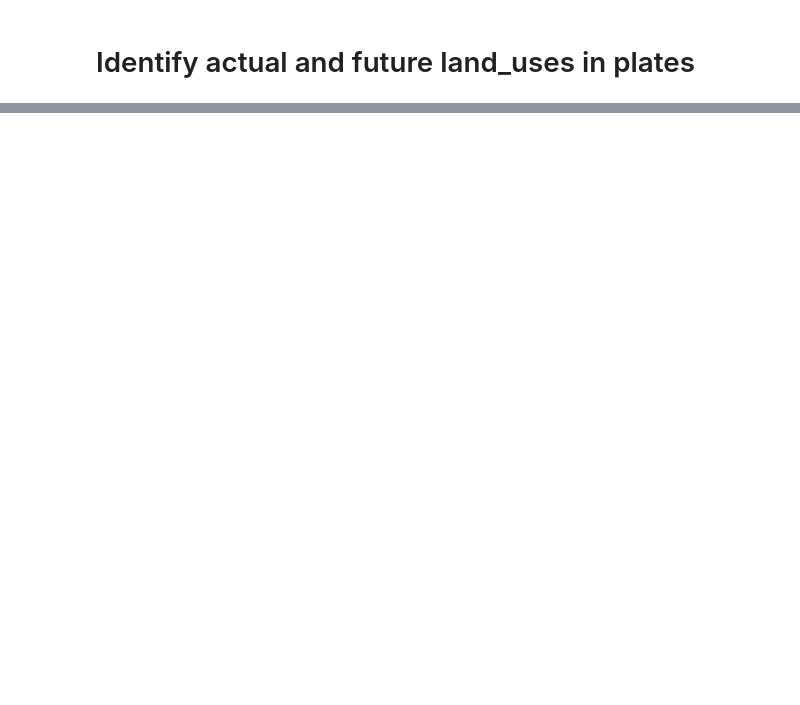
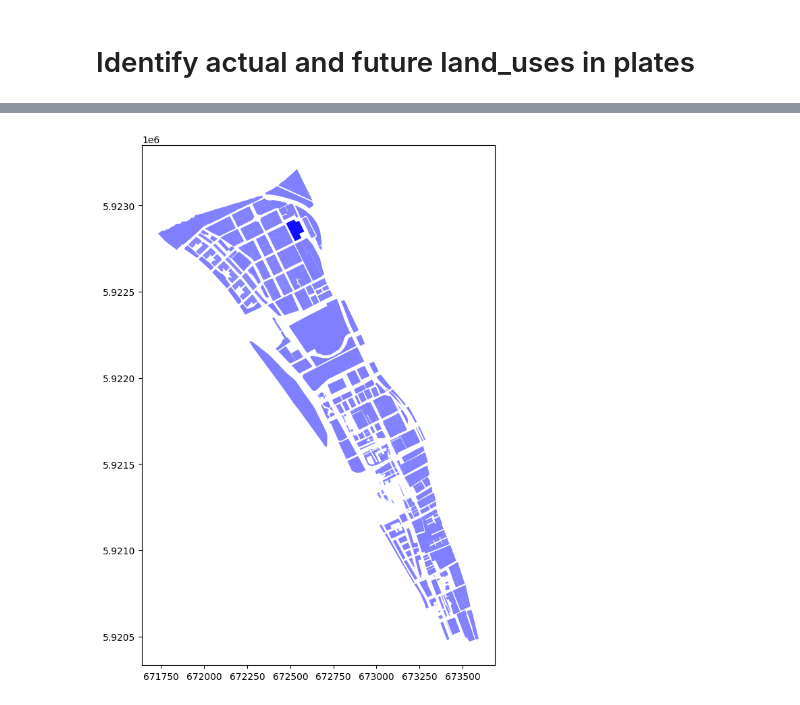
Before and after one commit to diegoalrv/clbb-io, a Jupyter notebook: notebooks/land_uses.ipynb, the cells around one changed output, grey strips where cells are left out. Cells and saved outputs as stored; diff of their text form; code cells hidden in the pictures; blank space fills up the shorter version.

```diff
--- a/notebooks/land_uses.ipynb
+++ b/notebooks/land_uses.ipynb
@@ -105,0 +106,26 @@ future_land_uses
+# %%
+# Corregir geometrías para eliminar intersecciones internas
+actual_land_uses['geometry'] = actual_land_uses['geometry'].buffer(0)
+future_land_uses['geometry'] = future_land_uses['geometry'].buffer(0)
+
+# Realizar una operación de intersección
+intersection = gpd.overlay(actual_land_uses, future_land_uses, how='intersection')
+
+# Encontrar los elementos que no están en la intersección
+elements_not_in_intersection = future_land_uses.difference(intersection)
+
+# Crear una figura y ejes para el gráfico
+fig, ax = plt.subplots(figsize=(10, 10))
+
+# Plotear los elementos no incluidos en la intersección en un color diferente
+# elements_not_in_intersection.plot(ax=ax, color='green', edgecolor='black')
+
+# Plotear la intersección en otro color si es necesario
+intersection.plot(ax=ax, color='blue', alpha=0.5)
+
+# Puedes ajustar la apariencia y agregar más elementos según tus necesidades
+
+# Mostrar el gráfico
+plt.show()
+# %% [output]
+[figure, added]
```
Also changed, not shown: parts of 10 cells of this notebook, 7 other files.
